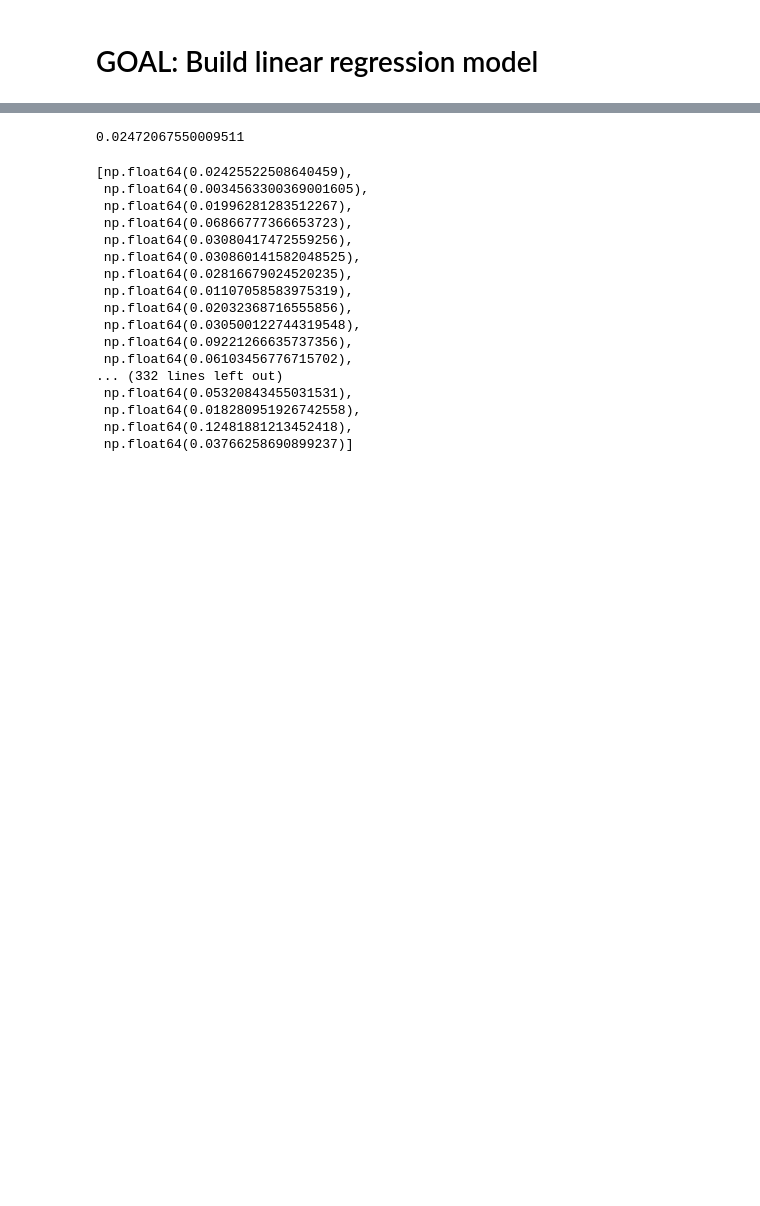
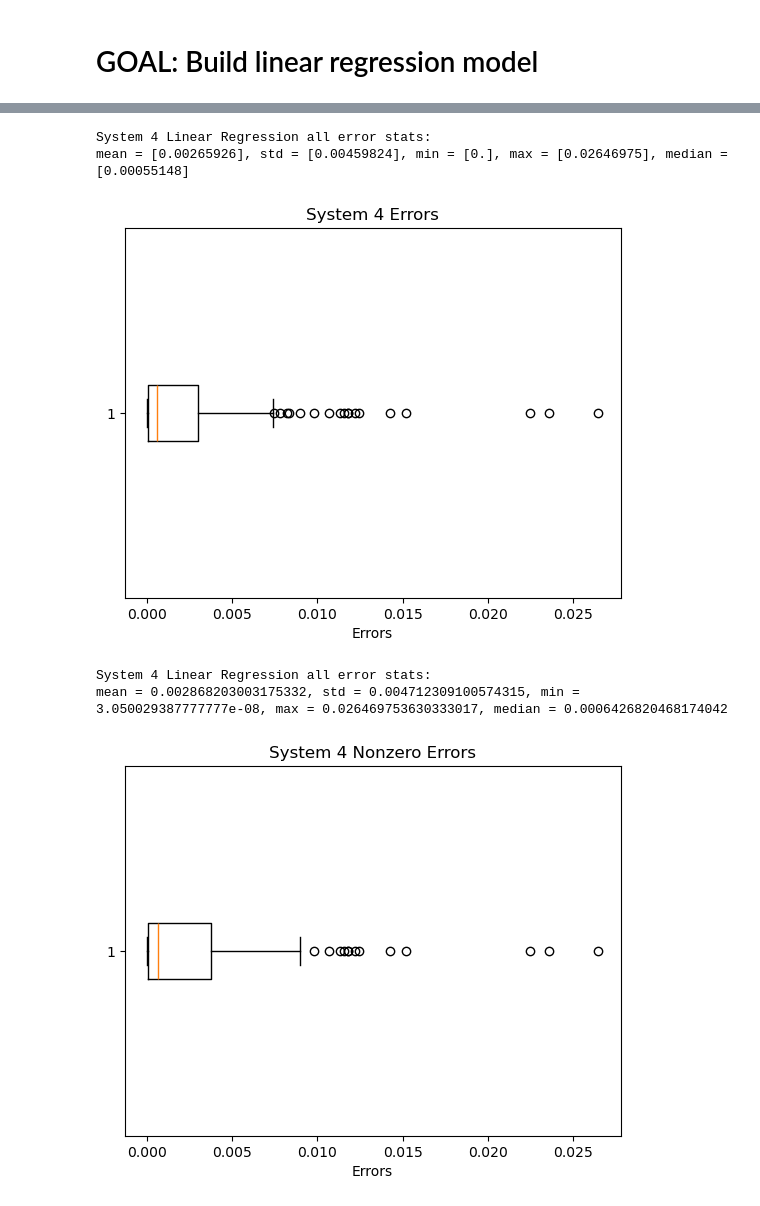
Before and after one commit to Erdos-Projects/predicting-day-ahead-solar-power-production, a Jupyter notebook: notebooks/modeling/RS/linear_regression.ipynb, the cells around one changed output, grey strips where cells are left out. Cells and saved outputs as stored; diff of their text form; code cells hidden in the pictures; blank space fills up the shorter version.

Commit message:
prerun

```diff
--- a/notebooks/modeling/RS/linear_regression.ipynb
+++ b/notebooks/modeling/RS/linear_regression.ipynb
@@ -101,22 +83,3 @@ for pred_date in testing_dates:
 # %%
-print(np.mean(error_list))
-error_list
+# print(np.mean(error_list))
+# error_list
-# %% [output]
-0.02472067550009511
-[np.float64(0.02425522508640459),
- np.float64(0.0034563300369001605),
- np.float64(0.01996281283512267),
- np.float64(0.06866777366653723),
- np.float64(0.03080417472559256),
- np.float64(0.030860141582048525),
- np.float64(0.02816679024520235),
- np.float64(0.01107058583975319),
- np.float64(0.02032368716555856),
- np.float64(0.030500122744319548),
- np.float64(0.09221266635737356),
- np.float64(0.06103456776715702),
-... (332 lines left out)
- np.float64(0.05320843455031531),
- np.float64(0.018280951926742558),
- np.float64(0.12481881213452418),
- np.float64(0.03766258690899237)]
@@ -122,0 +106,54 @@ error_list
+# %%
+#no hyperparameters --> 1D array is enough, but will do 2D to make it generalizable
+all_errors = -np.ones((1,len(prerun.train_dates)))
+
+linReg = LinearRegression()
+i_date = 0
+system_recorded_max = prerun.data['energy'].max()
+for date in prerun.train_dates['date']:
+    #print(type(date))
+    data = prerun.data_until_ho_day(date)
+    data_train = data.iloc[:-2]
+    X_train = data_train.drop(columns = ['time','energy'])
+    y_train = data_train['energy']
+    data_ho = data.iloc[[-1]]
+    X_ho = data_ho.drop(columns = ['time','energy'])
+    y_ho = data_ho['energy']
+    linReg.fit(X_train, y_train)
+
+    y_pred = linReg.predict(X_ho)
+    #make sure value between 0 and highest observed max
+    y_pred = np.clip(y_pred, 0, system_recorded_max)
+    #make sure that if it's not sunlight hours and irradiance = 0, then energy = 0
+    darkness_mask = (~((X_ho['proportion_daytime']==0) & (X_ho['global_tilted_irradiance']==0))).astype(int) # = 0 when both sublight prop and irr are 0
+    y_pred = y_pred*np.array(darkness_mask)
+    error = PostRun.custom_error(y_ho, y_pred)
+    all_errors[0,i_date] = error
+    i_date = i_date+1
+
+#calculate mean of each row
+hypper_means = np.mean(all_errors, axis=1)
+print(f"System {system_id} Linear Regression all error stats:")
+print(f"mean = {hypper_means}, std = {np.std(all_errors, axis = 1)}, min = {np.min(all_errors,axis=1)}, max = {np.max(all_errors, axis=1)}, median = {np.median(all_errors,axis=1)}")
+
+#plot
+plt.boxplot(all_errors[0], vert=False)  # horizontal → like a number line
+plt.xlabel("Errors")
+plt.title(f"System {system_id} Errors")
+plt.show()
+
+nonzero_errors = all_errors[0]
+nonzero_errors = nonzero_errors[nonzero_errors!=0]
+print(f"System {system_id} Linear Regression nonzero error stats:")
+print(f"mean = {np.mean(nonzero_errors)}, std = {np.std(nonzero_errors)}, min = {np.min(nonzero_errors)}, max = {np.max(nonzero_errors)}, median = {np.median(nonzero_errors)}")
+plt.boxplot(nonzero_errors, vert=False)  # horizontal → like a number line
+plt.xlabel("Errors")
+plt.title(f"System {system_id} Nonzero Errors")
+plt.show()
+# %% [output]
+System 4 Linear Regression all error stats:
+mean = [0.00265926], std = [0.00459824], min = [0.], max = [0.02646975], median = [0.00055148]
+[figure, added]
+System 4 Linear Regression all error stats:
+mean = 0.002868203003175332, std = 0.004712309100574315, min = 3.050029387777777e-08, max = 0.026469753630333017, median = 0.0006426820468174042
+[figure, added]
```
Also changed, not shown: parts of 7 cells of this notebook, 2 other files.
